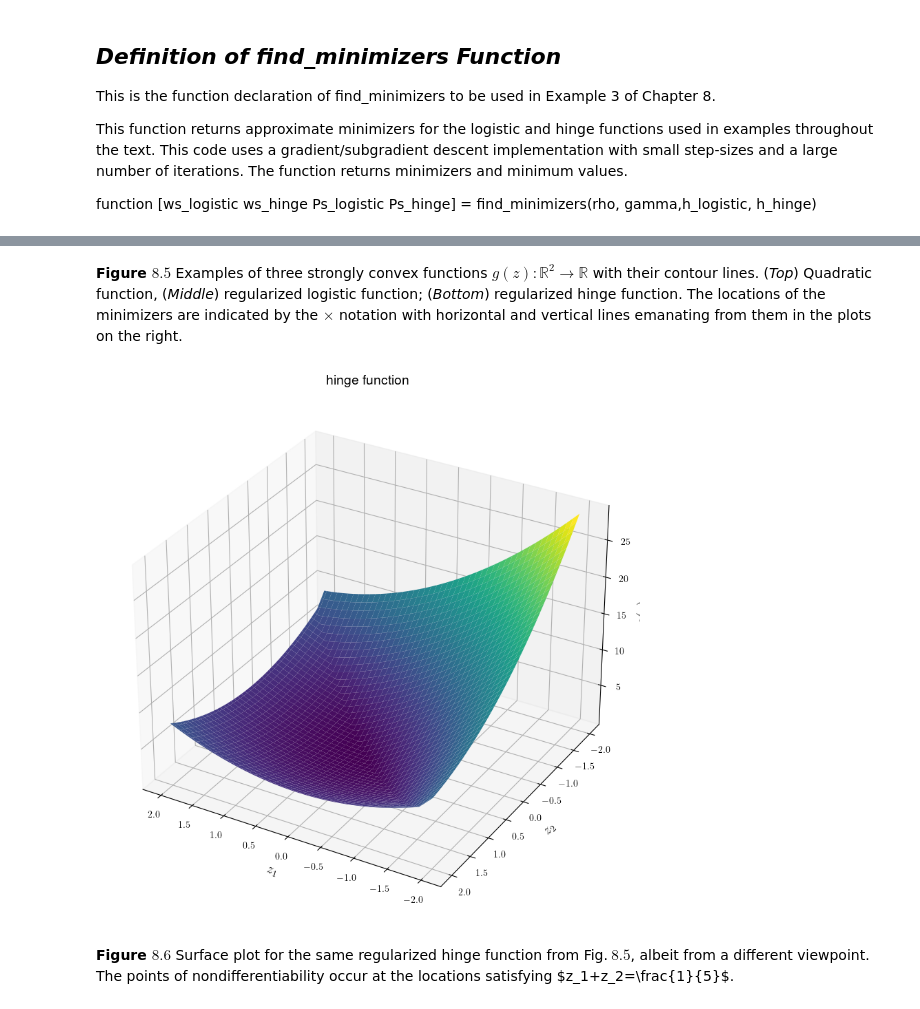
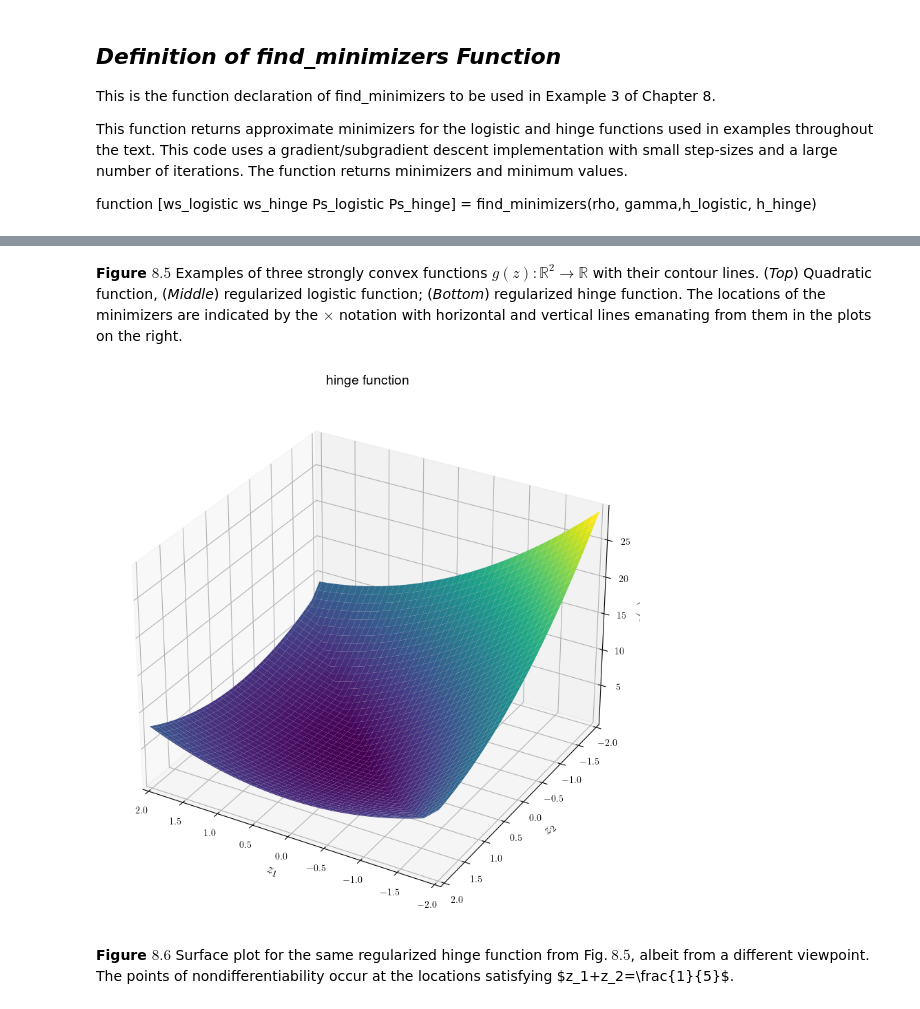
Before and after one commit to asl-epfl/inference-learning-data-2022-python, a Jupyter notebook: chapter-08/chapter-08-example-03.ipynb, the cells around one changed output, grey strips where cells are left out. Saved outputs shown, nothing was run; the diff lists cells and outputs as text; code cells hidden in the pictures.

```diff
--- a/chapter-08/chapter-08-example-03.ipynb
+++ b/chapter-08/chapter-08-example-03.ipynb
@@ -410,20 +410,22 @@ w_min_hinge: [0.1 0.1]
-# %% [markdown]
-**Figure $8.5$** Examples of three strongly convex functions $g(z):\mathbb{R}^{2}\rightarrow \mathbb{R}$ with their contour lines. (*Top*) Quadratic function, (*Middle*) regularized logistic function; (*Bottom*) regularized hinge function. The locations of the minimizers are indicated by the $\times$ notation with horizontal and vertical lines emanating from them in the plots on the right.
+# %% [markdown]
+**Figure $8.5$** Examples of three strongly convex functions $g(z):\mathbb{R}^{2}\rightarrow \mathbb{R}$ with their contour lines. (*Top*) Quadratic function, (*Middle*) regularized logistic function; (*Bottom*) regularized hinge function. The locations of the minimizers are indicated by the $\times$ notation with horizontal and vertical lines emanating from them in the plots on the right.
 # %%
 # figure 6 (larger plot for hinge risk)
 plt.figure(figsize=[10,10])
 axx = plt.subplot(111, projection='3d')
 W1, W2 = np.meshgrid(np.arange(-B, B + step, step), np.arange(-B, B + step, step))
 surf = axx.plot_surface(W1, W2, g, cmap='viridis', edgecolor='none')
 axx.set_xlabel(r'$z_1$', fontsize=14)
 axx.set_ylabel(r'$z_2$', fontsize=14)
 axx.set_zlabel(r'$g(z)$', fontsize=14)
 axx.set_title('hinge function', fontsize=14)
+axx.set_xlim([-2,2])
+axx.set_ylim([-2,2])
 axx.invert_xaxis()
 axx.invert_yaxis()
 n = 1
 plt.show()
 # %% [output]
-[figure, old version]
+[figure, new version]
-# %% [markdown]
-**Figure $8.6$** Surface plot for the same regularized hinge function from Fig.$~8.5$, albeit from a different viewpoint. The points of nondifferentiability occur at the locations satisfying $z_1+z_2=\frac{1}{5}\$.
+# %% [markdown]
+**Figure $8.6$** Surface plot for the same regularized hinge function from Fig.$~8.5$, albeit from a different viewpoint. The points of nondifferentiability occur at the locations satisfying $z_1+z_2=\frac{1}{5}\$.
```
Also changed, not shown: parts of 3 cells of this notebook, 1 other file.
